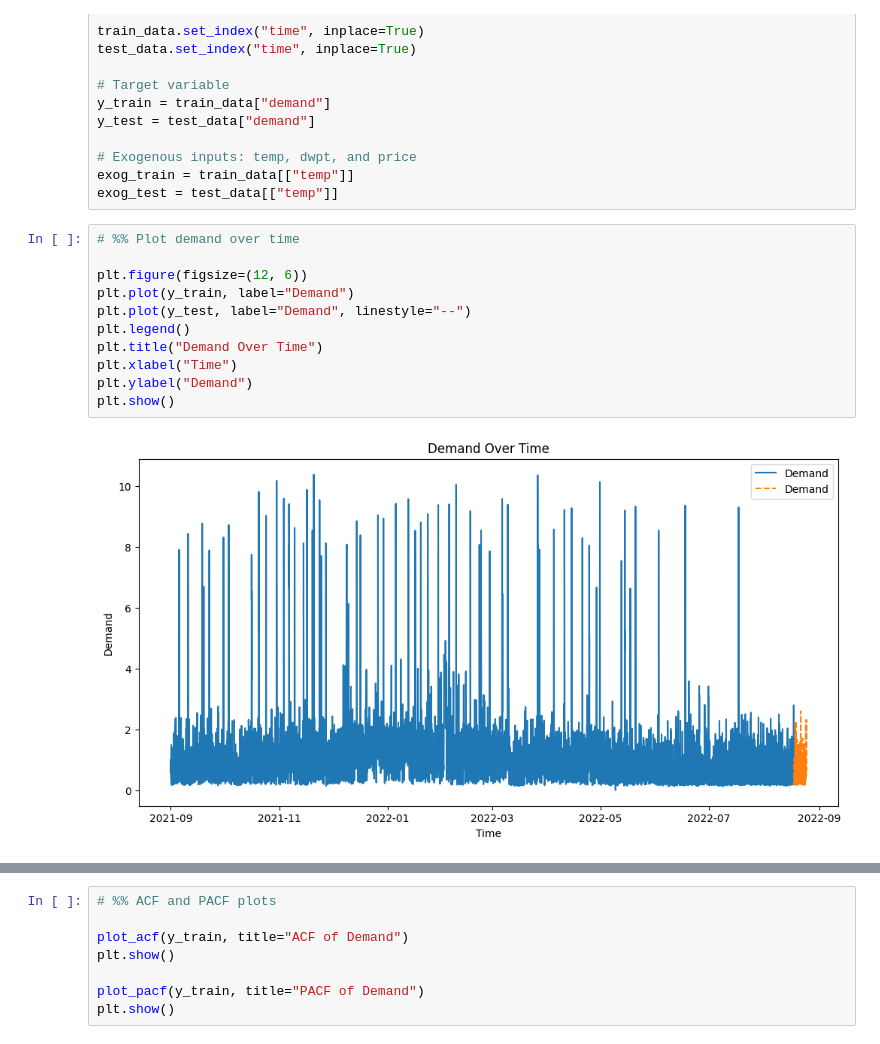
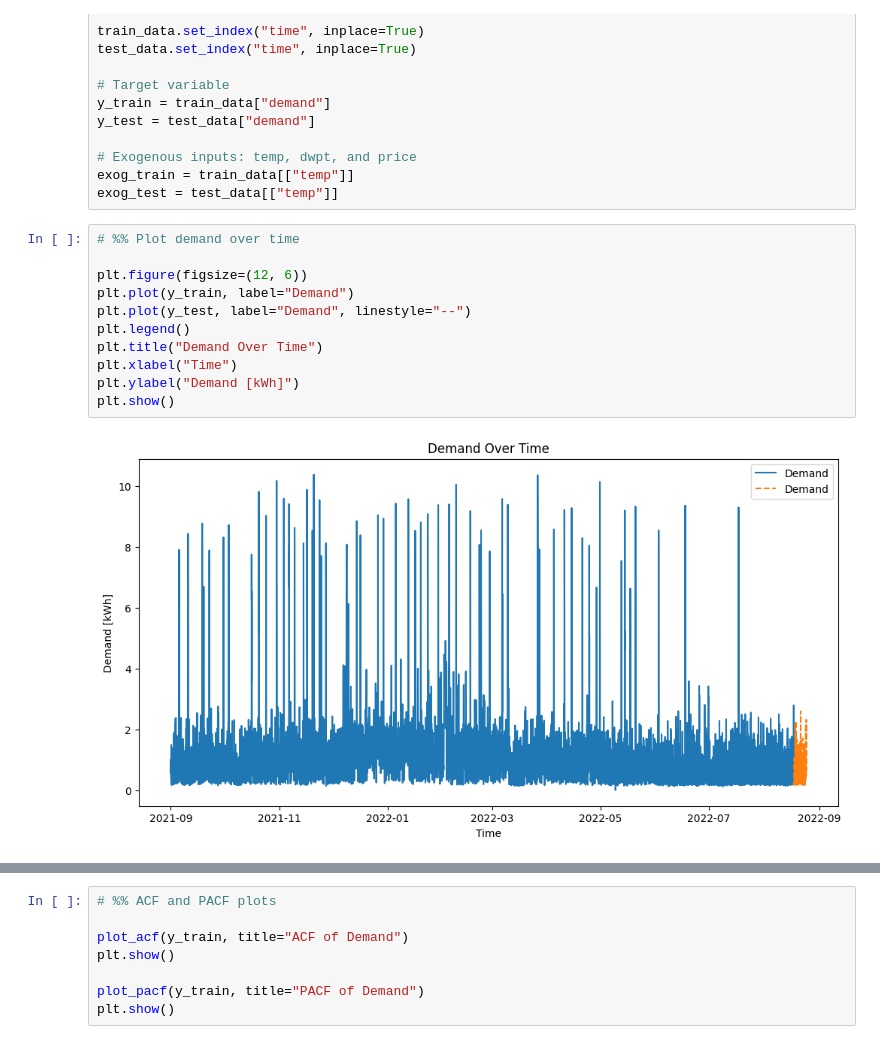
Before and after one commit to anguzo/its8080-2024, a Jupyter notebook: project02/modeling.ipynb, the cells around one changed output, grey strips where cells are left out. Saved outputs shown, nothing was run; the diff lists cells and outputs as text.

```diff
--- a/project02/modeling.ipynb
+++ b/project02/modeling.ipynb
@@ -33,16 +33,16 @@ exog_test = test_data[["temp"]]
 # %%
 # %% Plot demand over time
 
 plt.figure(figsize=(12, 6))
 plt.plot(y_train, label="Demand")
 plt.plot(y_test, label="Demand", linestyle="--")
 plt.legend()
 plt.title("Demand Over Time")
 plt.xlabel("Time")
-plt.ylabel("Demand")
+plt.ylabel("Demand [kWh]")
 plt.show()
 # %% [output]
-[figure, old version]
+[figure, new version]
 # %%
 # %% Zoom in on last part of demand over time
 
```
Also changed, not shown: parts of 2 cells of this notebook, 6 other files.
